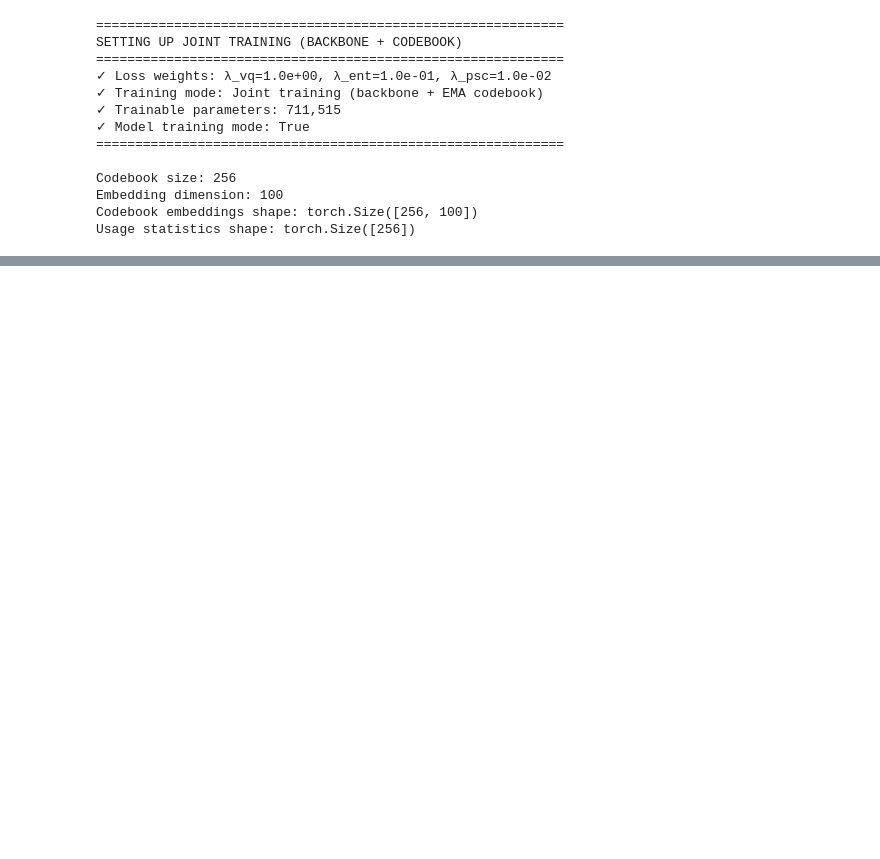
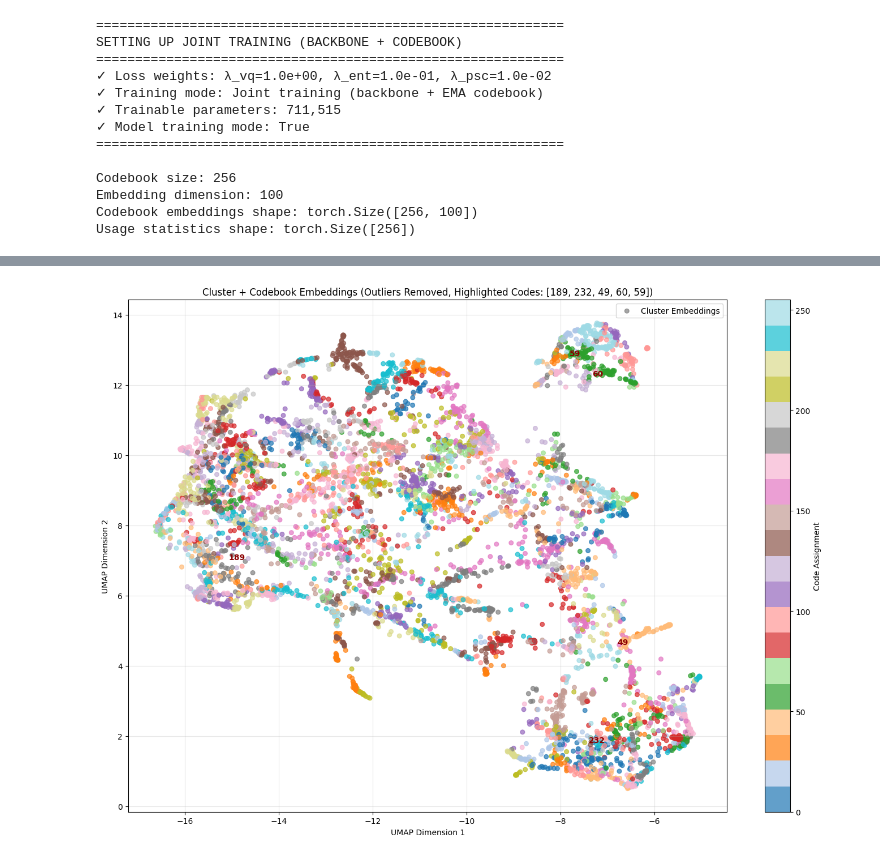
Before and after one commit to OliverLaboratory/BioBlobs, a Jupyter notebook: codebook_vis_random.ipynb, the cells around one changed output, grey strips where cells are left out. Drawn from its saved outputs; the diff is of its cells as text; code cells hidden in the pictures; blank space fills up the shorter version.

```diff
--- a/codebook_vis_random.ipynb
+++ b/codebook_vis_random.ipynb
@@ -641,3 +673,7 @@ Total proteins processed: 780
 # %%
-protein_data_deterministic
+# save protein_data_deterministic to a json file
+import json
+with open('protein_data_deterministic.json', 'w') as f:
+    json.dump(protein_data_deterministic, f, indent=2)
+print("✓ protein_data_deterministic saved to protein_data_deterministic.json")
 # %% [output]
@@ -660,0 +681,77 @@ protein_data_deterministic
+# %%
+# Remove outliers and plot cleaner UMAP visualization
+from sklearn.ensemble import IsolationForest
+from sklearn.preprocessing import StandardScaler
+import matplotlib.pyplot as plt
+import numpy as np
+
+# Detect outliers in cluster embeddings using Isolation Forest
+scaler = StandardScaler()
+scaled_embeddings = scaler.fit_transform(all_embeddings.numpy())
+
+# Use Isolation Forest to detect outliers
+# Reduce contamination from 0.1 (10%) to 0.05 (5%) to remove fewer outliers
+isolation_forest = IsolationForest(contamination=0.05, random_state=42)  # Remove top 5% outliers
+outlier_labels = isolation_forest.fit_predict(scaled_embeddings)
+
+# Keep only inliers (outlier_labels == 1)
+inlier_mask = outlier_labels == 1
+inlier_embeddings = all_embeddings[inlier_mask]
+inlier_assignments = all_assignments[inlier_mask]
+
+print(f"Original cluster embeddings: {len(all_embeddings)}")
+print(f"After outlier removal: {len(inlier_embeddings)}")
+print(f"Removed {len(all_embeddings) - len(inlier_embeddings)} outliers ({100 * (1 - len(inlier_embeddings)/len(all_embeddings)):.1f}%)")
+
+# Combine inlier cluster embeddings and codebook embeddings for joint UMAP
+combined_embeddings_clean = torch.cat([inlier_embeddings, codebook_embeddings.cpu()], dim=0)
+
+# Fit UMAP on clean combined data
+reducer_clean = umap.UMAP(n_components=2, random_state=42, n_neighbors=30, min_dist=0.1)
+combined_2d_clean = reducer_clean.fit_transform(combined_embeddings_clean.numpy())
+
+# Split back into cluster and codebook embeddings
+n_inliers = inlier_embeddings.shape[0]
+cluster_2d_clean = combined_2d_clean[:n_inliers]
+codebook_2d_clean = combined_2d_clean[n_inliers:]
+
+plt.figure(figsize=(14, 10))
+
+# Plot inlier cluster embeddings (colored by their codebook assignments)
+valid_inlier_assignments = inlier_assignments[inlier_assignments >= 0]
+valid_cluster_2d_clean = cluster_2d_clean[inlier_assignments >= 0]
+
+# Define the codes you want to highlight
+selected_codes = [189, 232, 49, 60, 59]
+
+plt.figure(figsize=(14, 10))
+
+# Plot all inlier cluster embeddings (colored by assignment, as before)
+scatter = plt.scatter(
+    valid_cluster_2d_clean[:, 0], valid_cluster_2d_clean[:, 1],
+    c=valid_inlier_assignments.numpy(), cmap='tab20', s=30, alpha=0.7,
+    label='Cluster Embeddings'
+)
+
+# Annotate ONLY the selected codebook embeddings
+for i, (x, y) in enumerate(codebook_2d_clean):
+    if i in selected_codes:
+        plt.annotate(
+            str(i), (x, y), xytext=(0, 0), textcoords='offset points',
+            fontsize=10, color='darkred', fontweight='bold',
+            ha='center', va='center'
+        )
+
+plt.colorbar(scatter, label='Code Assignment')
+plt.title(f'Cluster + Codebook Embeddings (Outliers Removed, Highlighted Codes: {selected_codes})')
+plt.xlabel('UMAP Dimension 1')
+plt.ylabel('UMAP Dimension 2')
+plt.legend()
+plt.grid(True, alpha=0.3)
+plt.tight_layout()
+plt.show()
+
+print(f"Valid inlier embeddings (with assignments): {len(valid_inlier_assignments)}")
+print(f"Unique codes used by inliers: {len(torch.unique(valid_inlier_assignments))}")
+print(f"Codebook embeddings: {codebook_size}")
+# %% [output]
@@ -660,0 +762 @@ protein_data_deterministic
+[figure, added]
```
Also changed, not shown: parts of 14 cells of this notebook, 1 other file.
